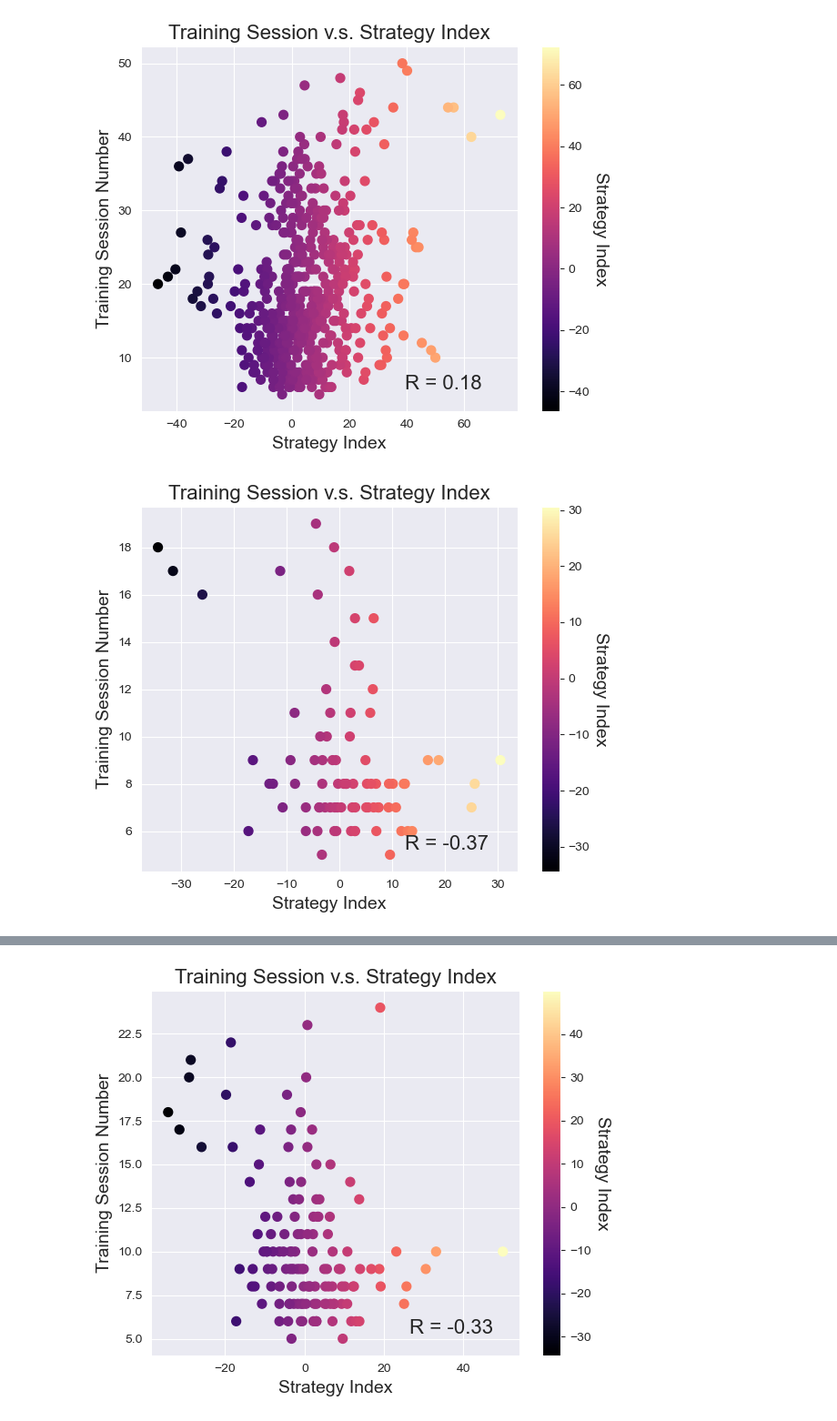
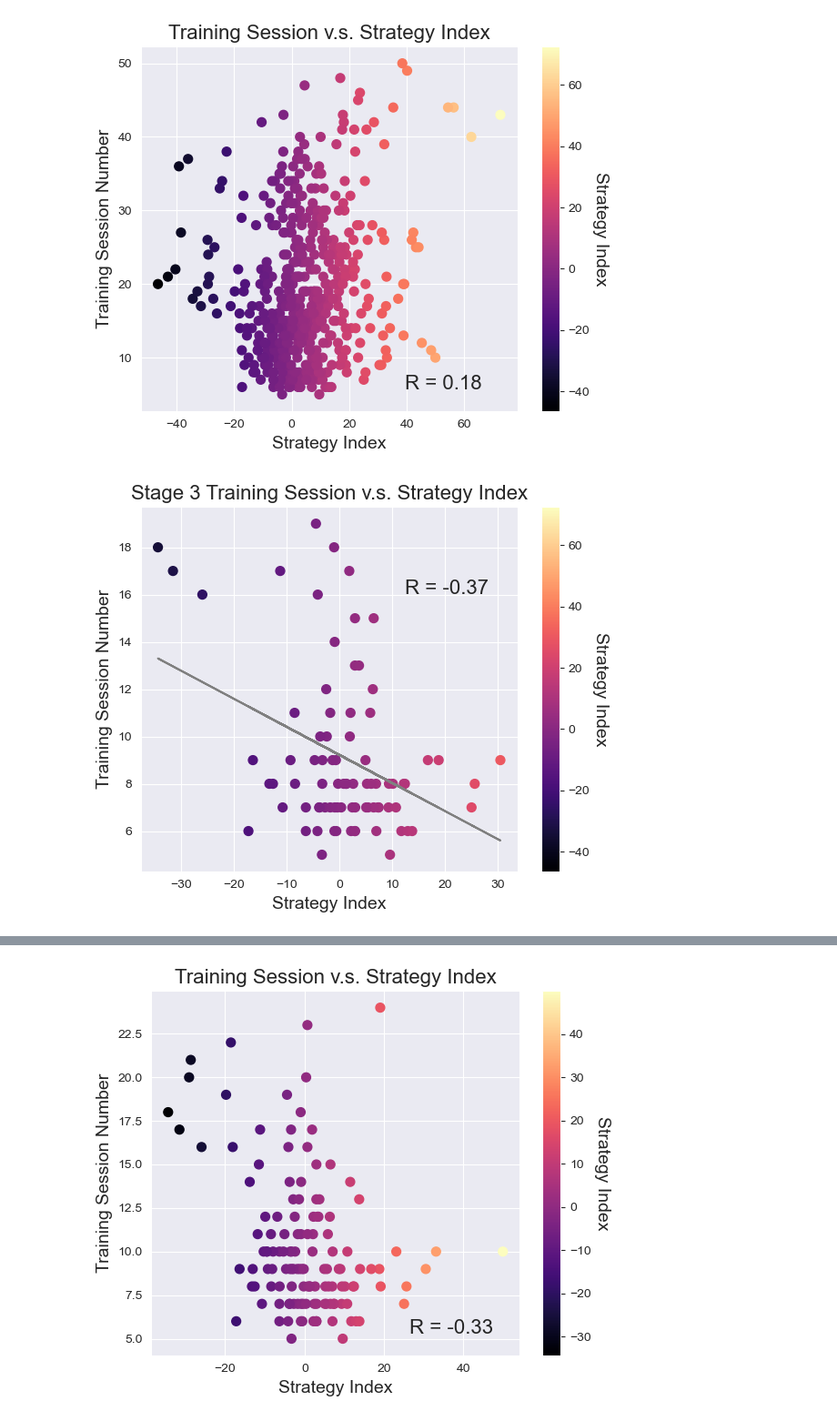
Before and after one commit to cici-xingyu-zheng/swdb_2024_strategy, a Jupyter notebook: test_index_during_training.ipynb, the cells around one changed output, grey strips where cells are left out. Shown at 91% size. Saved outputs shown, nothing was run; the diff lists cells and outputs as text; code cells hidden in the pictures.

```diff
--- a/test_index_during_training.ipynb
+++ b/test_index_during_training.ipynb
@@ -80,26 +82,22 @@ def merge_strategy_with_sessions(strategy_df, sessions, stage ):
     Returns:
     pd.DataFrame: Merged DataFrame
     """
-    # Select only 'mouse_id' and 'session_number' from sessions
     sessions_subset = sessions[['mouse_id', 'session_number']]
 
-    # Ensure both DataFrames have the same index name
     strategy_df.index.name = sessions_subset.index.name
 
-    # Merge the DataFrames based on index, using an inner join
+    # Merge the DataFrames on index, using an inner join, as there are some repeats in strategy_df, and some not included from sessions_subset
     merged_df = pd.merge(strategy_df, sessions_subset, left_index=True, right_index=True, how='inner')
 
     merged_df['stage'] = stage
-    # Print information about the merge
+    merged_df['behavior_session_id'] = merged_df.index
+
     print(f"Original strategy_df shape: {strategy_df.shape}")
     print(f"Original sessions shape: {sessions.shape}")
     print(f"Merged DataFrame shape: {merged_df.shape}")
     print(f"Number of rows dropped: {strategy_df.shape[0] - merged_df.shape[0]}")
 
     return merged_df
-
-# Example usage:
-# merged_result = merge_strategy_with_sessions(strategy_df, sessions)
 # %%
 srategy_df_3_merged = merge_strategy_with_sessions(strategy_df_3, sessions_3, "3")
 srategy_df_4_merged = merge_strategy_with_sessions(strategy_df_4, sessions_4, "4")
@@ -133,0 +142,14 @@ training_df = pd.concat([srategy_df_3_merged, srategy_df_4_merged, srategy_df_5_
+# %%
+rewards = []
+aborted = []
+false_alarms = []
+max_dprimes = []
+
+for bsid in training_df.behavior_session_id:
+    print('\n Processing:', bsid)
+    behavior_session = cache.get_behavior_session(bsid)
+    performace_metrics = behavior_session.get_performance_metrics()
+    rewards.append(performace_metrics['earned_reward_count'])
+    false_alarms.append(performace_metrics['false_alarm_trial_count'])
+    max_dprimes.append(performace_metrics['max_dprime'])
+    aborted.append(np.sum(behavior_session.trials['aborted']))
@@ -133,0 +170,5 @@ training_df = pd.concat([srategy_df_3_merged, srategy_df_4_merged, srategy_df_5_
+# %%
+training_df['aborted'] = aborted
+training_df['false_alarms'] = false_alarms
+training_df['max_dprimes'] = max_dprimes
+training_df['rewards'] = rewards
@@ -235,31 +465,38 @@ plt.show()
 # %%
 sns.set_style('darkgrid')
 fig, ax = plt.subplots(figsize=(6, 5))
 
 
 r = np.corrcoef(srategy_df_3_merged['session_number'], srategy_df_3_merged['strategy_index'])
 
+norm = plt.Normalize(training_df['strategy_index'].min(),
+                     training_df['strategy_index'].max())
+
 # Scatter plot with points colored by strategy_index
 scatter = ax.scatter(x=srategy_df_3_merged.strategy_index,
                      y=srategy_df_3_merged.session_number,
                      c=srategy_df_3_merged.strategy_index,
-                     cmap='magma',
+                     cmap='magma', norm = norm,
                      s=50,
                      alpha=1)
+
+
+slope, intercept, r_value, p_value, std_err = stats.linregress(srategy_df_3_merged.strategy_index, srategy_df_3_merged.session_number)
+line = slope * srategy_df_3_merged.strategy_index + intercept
+ax.plot(srategy_df_3_merged.strategy_index, line, color='grey', linestyle='-', label='Regression Line')
 
 cbar = plt.colorbar(scatter)
 cbar.set_label('Strategy Index', rotation=270, labelpad=15, fontsize=14)
 
 ax.set_xlabel('Strategy Index', fontsize=14)
 ax.set_ylabel('Training Session Number', fontsize=14)
-ax.set_title('Training Session v.s. Strategy Index', fontsize=16)
-
-ax.text(0.70, 0.10, f'R = {r[0, 1]:.2f}', fontsize=16,
+ax.set_title('Stage 3 Training Session v.s. Strategy Index', fontsize=16)
+ax.text(0.70, 0.80, f'R = {r[0, 1]:.2f}', fontsize=16,
         transform=ax.transAxes, verticalalignment='top')
 plt.tight_layout()
 plt.show()
 # %% [output]
-[figure, old version]
+[figure, new version]
 # %%
 sns.set_style('darkgrid')
 fig, ax = plt.subplots(figsize=(6, 5))
```
Also changed, not shown: parts of 23 cells of this notebook, 8 other files.
